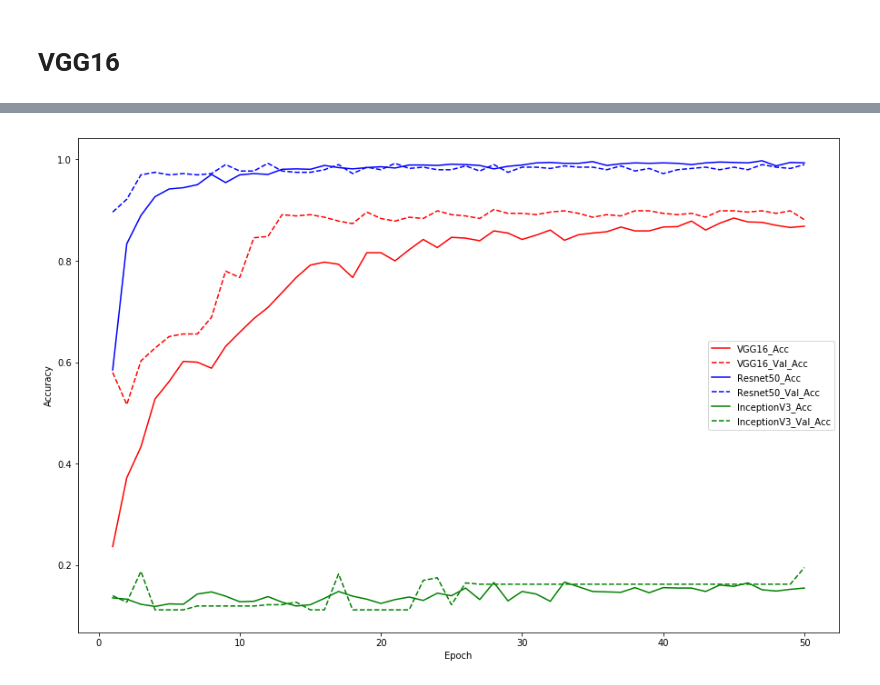
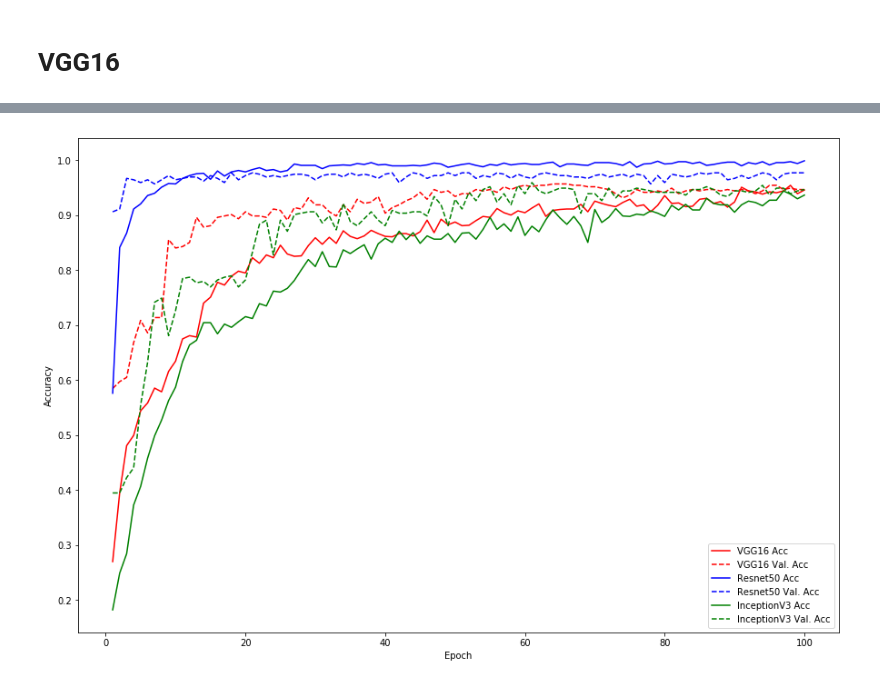
Before and after one commit to akbargumbira/PretrainedFeatureExtraction, a Jupyter notebook: src/notebook/features_extraction.ipynb, the cells around one changed output, grey strips where cells are left out. Cells and saved outputs as stored; diff of their text form; code cells hidden in the pictures.

```diff
--- a/src/notebook/features_extraction.ipynb
+++ b/src/notebook/features_extraction.ipynb
@@ -9,7 +9,6 @@ Using TensorFlow backend.
 # %% [markdown]
 # VGG16
 # %%
-vgg16_history = load_serialized_object(data_path('uiuc', '224_224', 'model', 'vgg16', 'oct12', 'hist-20171012-220429.pkl'))
-resnet50_history = load_serialized_object(data_path('uiuc', '224_224', 'model', 'resnet50', 'oct12', 'hist-20171012-231753.pkl'))
-inceptionv3_history = load_serialized_object(data_path('uiuc', '224_224', 'model', 'inceptionv3', 'oct12', 'hist-20171012-231430.pkl'))
-vgg16_history
+vgg16_history = load_serialized_object(data_path('uiuc', '224_224', 'model', 'vgg16', 'oct23', 'hist-20171023-160143.pkl'))
+resnet50_history = load_serialized_object(data_path('uiuc', '224_224', 'model', 'resnet50', 'oct23', 'hist-20171023-161007.pkl'))
+inceptionv3_history = load_serialized_object(data_path('uiuc', '224_224', 'model', 'inceptionv3', 'oct23', 'hist-20171023-160944.pkl'))
@@ -34,17 +15,17 @@ vgg16_history
 # %%
 %matplotlib inline
 import matplotlib.pyplot as plt
 plt.rcParams["figure.figsize"] = [15, 10]
 
-plt.plot(range(1, 51), vgg16_history['acc'], label='VGG16_Acc', color='r')
-plt.plot(range(1, 51), vgg16_history['val_acc'], label='VGG16_Val_Acc', linestyle='--', color='r')
-plt.plot(range(1, 51), resnet50_history['acc'], label='Resnet50_Acc', color='b')
-plt.plot(range(1, 51), resnet50_history['val_acc'], label='Resnet50_Val_Acc', linestyle='--', color='b')
-plt.plot(range(1, 51), inceptionv3_history['acc'], label='InceptionV3_Acc', color='g')
-plt.plot(range(1, 51), inceptionv3_history['val_acc'], label='InceptionV3_Val_Acc', linestyle='--', color='g')
+plt.plot(range(1, 1+len(vgg16_history['acc'])), vgg16_history['acc'], label='VGG16 Acc', color='r')
+plt.plot(range(1, 1+len(vgg16_history['val_acc'])), vgg16_history['val_acc'], label='VGG16 Val. Acc', linestyle='--', color='r')
+plt.plot(range(1, 1+len(resnet50_history['acc'])), resnet50_history['acc'], label='Resnet50 Acc', color='b')
+plt.plot(range(1, 1+len(resnet50_history['val_acc'])), resnet50_history['val_acc'], label='Resnet50 Val. Acc', linestyle='--', color='b')
+plt.plot(range(1, 1+len(inceptionv3_history['acc'])), inceptionv3_history['acc'], label='InceptionV3 Acc', color='g')
+plt.plot(range(1, 1+len(inceptionv3_history['val_acc'])), inceptionv3_history['val_acc'], label='InceptionV3 Val. Acc', linestyle='--', color='g')
 plt.xlabel('Epoch')
 plt.ylabel('Accuracy')
 plt.legend()
 plt.show()
 # %% [output]
-[figure, old version]
+[figure, new version]
```
Also changed, not shown: parts of 1 cell of this notebook, 4 other files.
